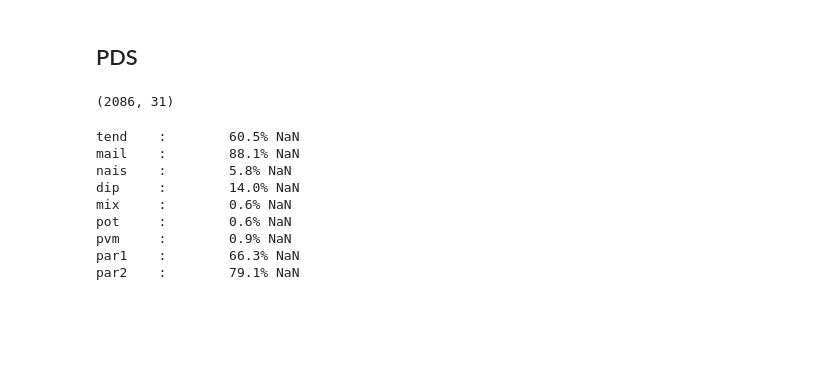
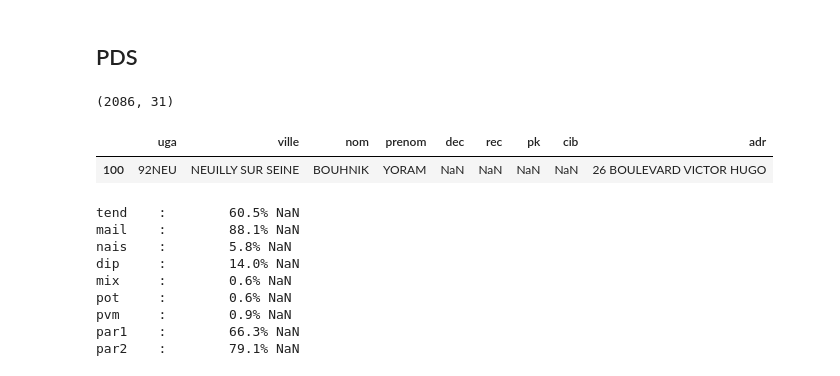
Before and after one commit to julien-bonnefoy/website, a Jupyter notebook: biocodex.ipynb, the cells around one changed output. Saved outputs shown, nothing was run; the diff lists cells and outputs as text; code cells hidden in the pictures; blank space fills up the shorter version.

```diff
--- a/biocodex.ipynb
+++ b/biocodex.ipynb
@@ -1074,6 +1074,7 @@ app.run_server(debug=True)
 # %%
 fp1 = "application/data/xls_x/carnet_de_bord.xlsx"
 fp2 = "application/data/xls_x/histo.xlsx"
+fp3 = "application/data/xls_x/ciblage_2024_c1.xlsx"
 # %% [markdown]
 ## PDS
 # %%
@@ -1142,3 +1143,17 @@ pds = pds[[
 # %%
 pds_hist = pd.read_excel(fp2, sheet_name="pds")
 pharm_hist = pd.read_excel(fp2, sheet_name="pharma")
+# %%
+ciblage = pd.read_excel(fp3, sheet_name="LISTE MED_DM")
+# %%
+ciblage.columns = [col.replace(' ', '_').lower() for col in ciblage.loc[0]]
+ciblage.drop(0, axis=0, inplace=True)
+ciblage.reset_index(drop=True, inplace=True)
+# %%
+ciblage.drop(['region', 'secteur', 'nom_dm', 'spe', 'tendance', 'potentiel_nb_patients', 'pvm', 'ciblage_c1-2023', 'ciblage_c2-2023', 'ciblage_c3-2023', 'téléphone',
+       'pds_actif_/_inactif', 'nv_2022', 'nv_2023_(au_25_sept.)', 'commentaire', 'rdv', 'commentaire', 'ddv'], axis=1, inplace=True)
+# %%
+ciblage.sample()
+# %% [output]
+|  | uga | ville | nom | prenom | dec | rec | pk | cib | adr |
+| 100 | 92NEU | NEUILLY SUR SEINE | BOUHNIK | YORAM | NaN | NaN | NaN | NaN | 26 BOULEVARD VICTOR HUGO |
```
Also changed, not shown: parts of 19 cells of this notebook, 4 other files.
